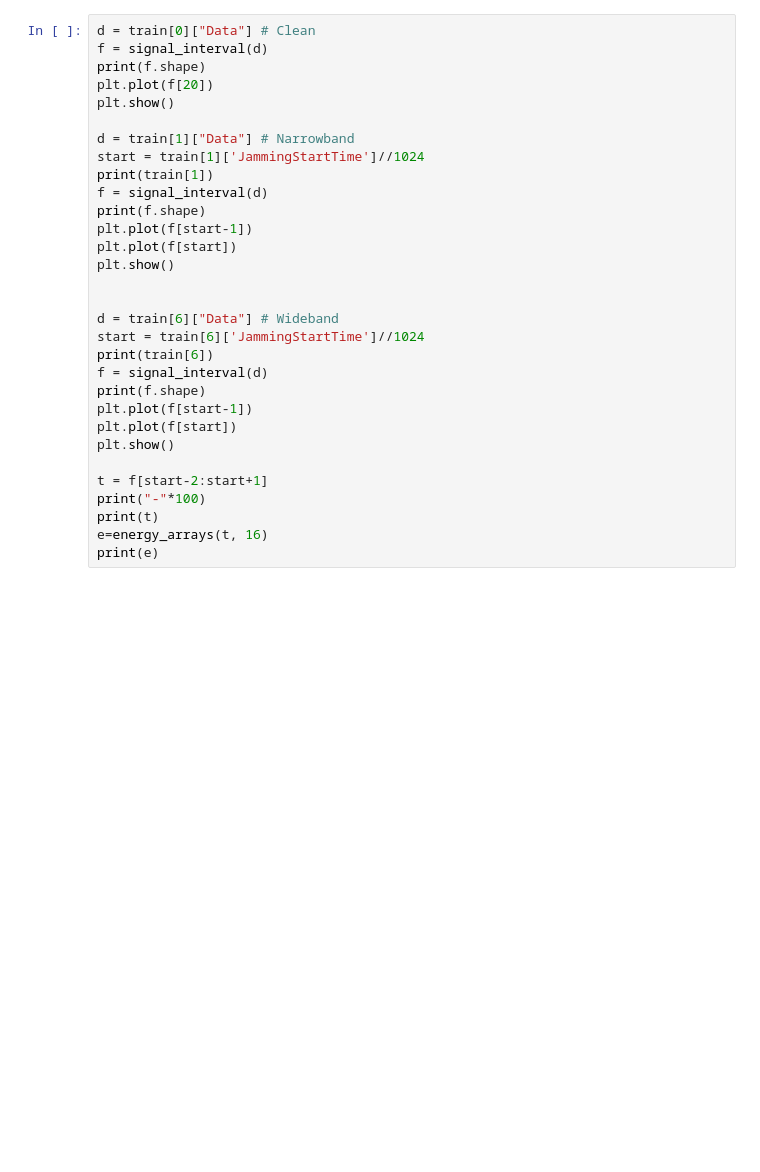
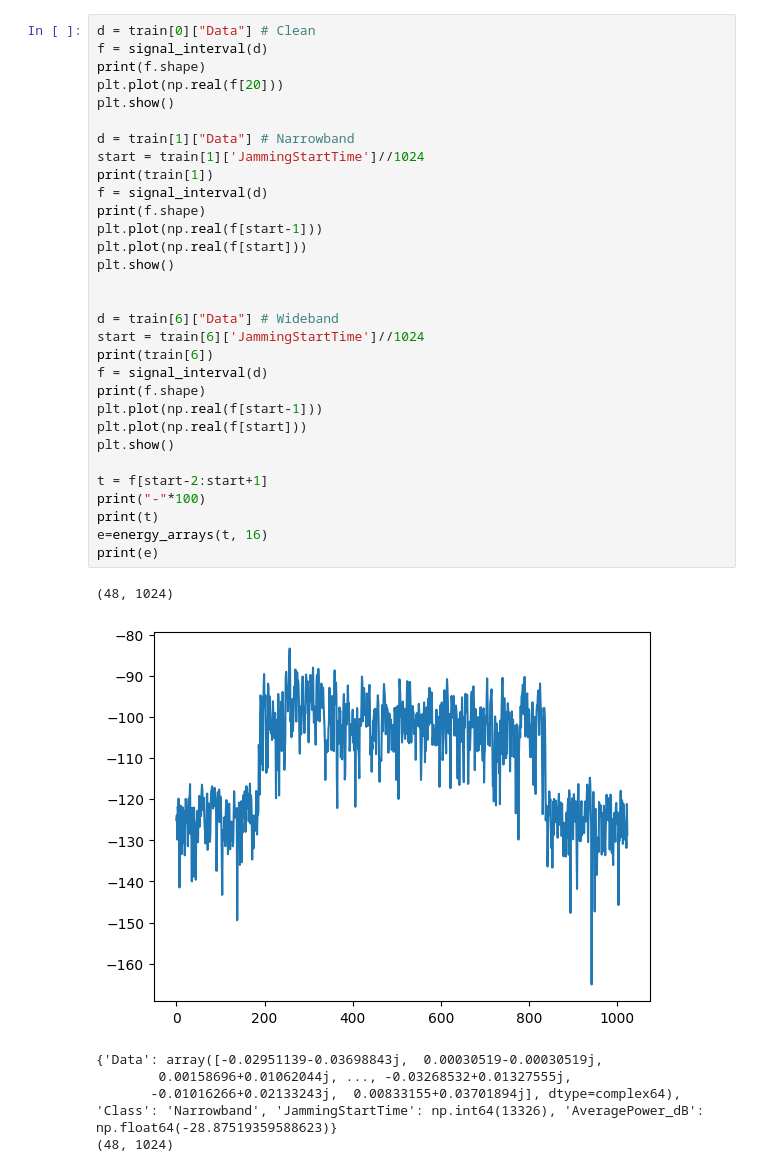
Before and after one commit to stelin41/COFDM_anomaly_detection_classification, a Jupyter notebook: experiments.ipynb, the cells around one changed output. Cells and saved outputs as stored; diff of their text form; blank space fills up the shorter version.

Commit message:
code refactoring, cleaning, changed some comments, display the start of the anomaly detected, and other minor fixes/improvements

```diff
--- a/experiments.ipynb
+++ b/experiments.ipynb
@@ -53,31 +55,38 @@ class_unmapping = {v:k for k,v in class_mapping.items()}
 # %%
 d = train[0]["Data"] # Clean
 f = signal_interval(d)
 print(f.shape)
-plt.plot(f[20])
+plt.plot(np.real(f[20]))
 plt.show()
 
 d = train[1]["Data"] # Narrowband
 start = train[1]['JammingStartTime']//1024
 print(train[1])
 f = signal_interval(d)
 print(f.shape)
-plt.plot(f[start-1])
-plt.plot(f[start])
+plt.plot(np.real(f[start-1]))
+plt.plot(np.real(f[start]))
 plt.show()
 
 
 d = train[6]["Data"] # Wideband
 start = train[6]['JammingStartTime']//1024
 print(train[6])
 f = signal_interval(d)
 print(f.shape)
-plt.plot(f[start-1])
-plt.plot(f[start])
+plt.plot(np.real(f[start-1]))
+plt.plot(np.real(f[start]))
 plt.show()
 
 t = f[start-2:start+1]
 print("-"*100)
 print(t)
 e=energy_arrays(t, 16)
 print(e)
+# %% [output]
+(48, 1024)
+[figure, added]
+{'Data': array([-0.02951139-0.03698843j,  0.00030519-0.00030519j,
+        0.00158696+0.01062044j, ..., -0.03268532+0.01327555j,
+       -0.01016266+0.02133243j,  0.00833155+0.03701894j], dtype=complex64), 'Class': 'Narrowband', 'JammingStartTime': np.int64(13326), 'AveragePower_dB': np.float64(-28.87519359588623)}
+(48, 1024)
```
Also changed, not shown: parts of 12 cells of this notebook, 11 other files.
